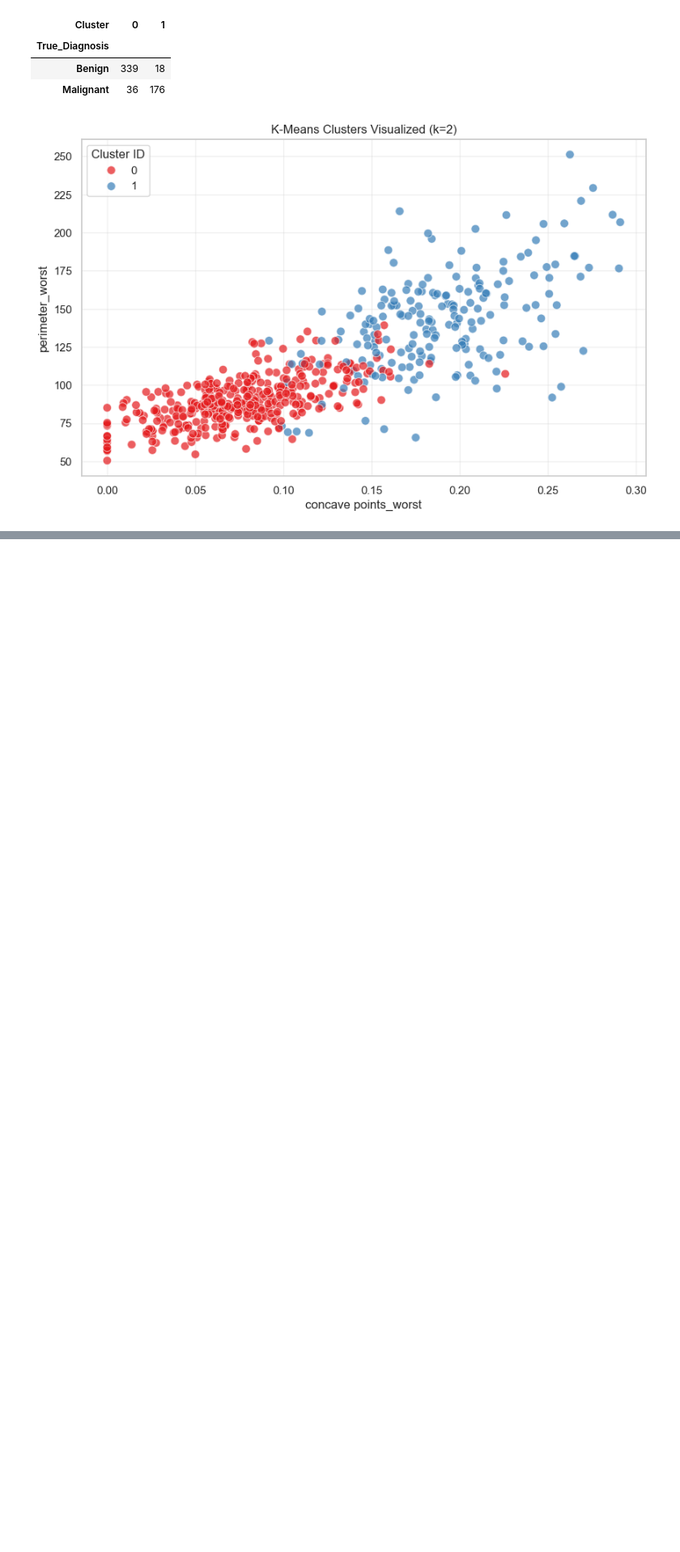
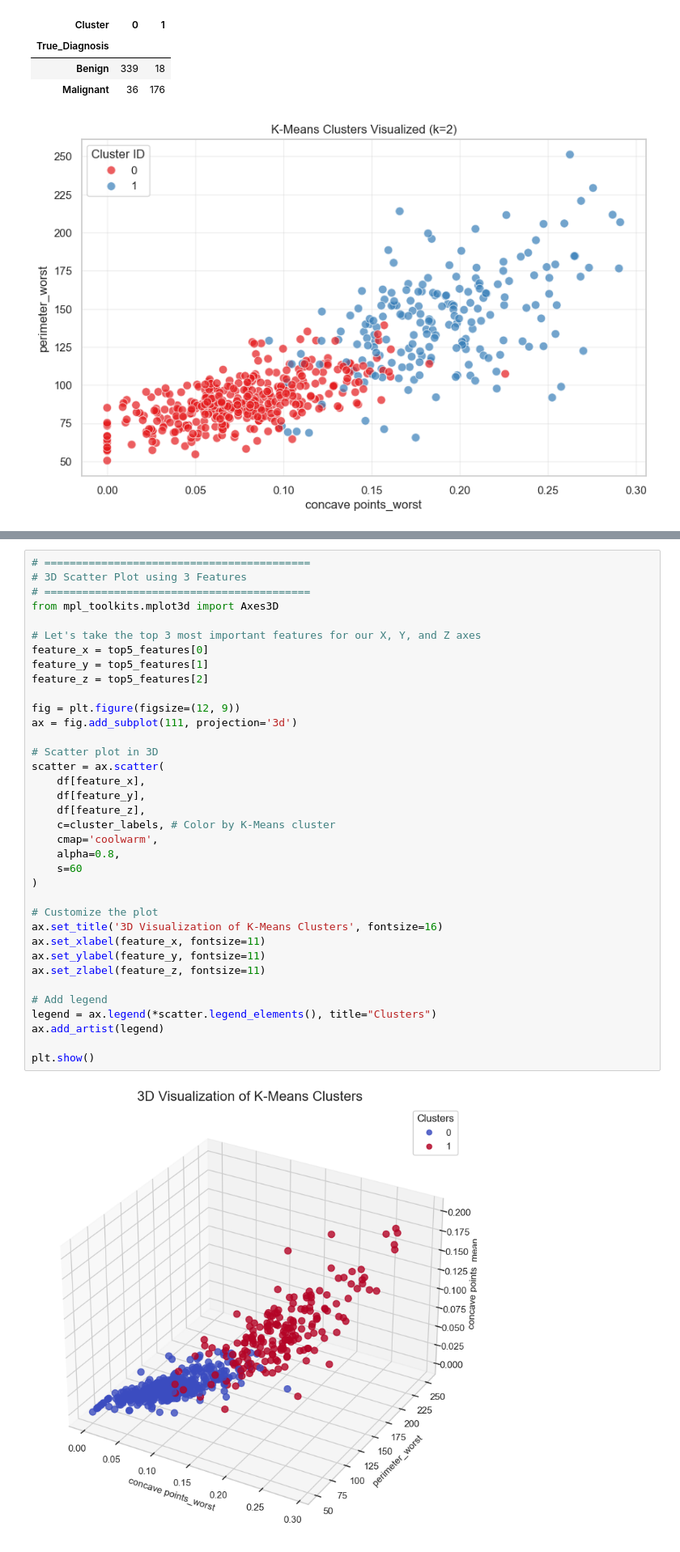
Before and after one commit to EshanDasarwarProdapt/The_Python_Begins, a Jupyter notebook: Data_Engineering/ML/Cancer_Prediction.ipynb, the cells around one changed output, grey strips where cells are left out. Shown at 81% size. Saved outputs shown, nothing was run; the diff lists cells and outputs as text; blank space fills up the shorter version.

```diff
--- a/Data_Engineering/ML/Cancer_Prediction.ipynb
+++ b/Data_Engineering/ML/Cancer_Prediction.ipynb
@@ -431,0 +466,38 @@ Cross-Tabulation of True Diagnosis vs Clusters:
+# %%
+# ==========================================
+# 3D Scatter Plot using 3 Features
+# ==========================================
+from mpl_toolkits.mplot3d import Axes3D
+
+# Let's take the top 3 most important features for our X, Y, and Z axes
+feature_x = top5_features[0]
+feature_y = top5_features[1]
+feature_z = top5_features[2]
+
+fig = plt.figure(figsize=(12, 9))
+ax = fig.add_subplot(111, projection='3d')
+
+# Scatter plot in 3D
+scatter = ax.scatter(
+    df[feature_x],
+    df[feature_y],
+    df[feature_z],
+    c=cluster_labels, # Color by K-Means cluster
+    cmap='coolwarm',
+    alpha=0.8,
+    s=60
+)
+
+# Customize the plot
+ax.set_title('3D Visualization of K-Means Clusters', fontsize=16)
+ax.set_xlabel(feature_x, fontsize=11)
+ax.set_ylabel(feature_y, fontsize=11)
+ax.set_zlabel(feature_z, fontsize=11)
+
+# Add legend
+legend = ax.legend(*scatter.legend_elements(), title="Clusters")
+ax.add_artist(legend)
+
+plt.show()
+# %% [output]
+[figure, added]
```
Also changed, not shown: parts of 10 cells of this notebook.
